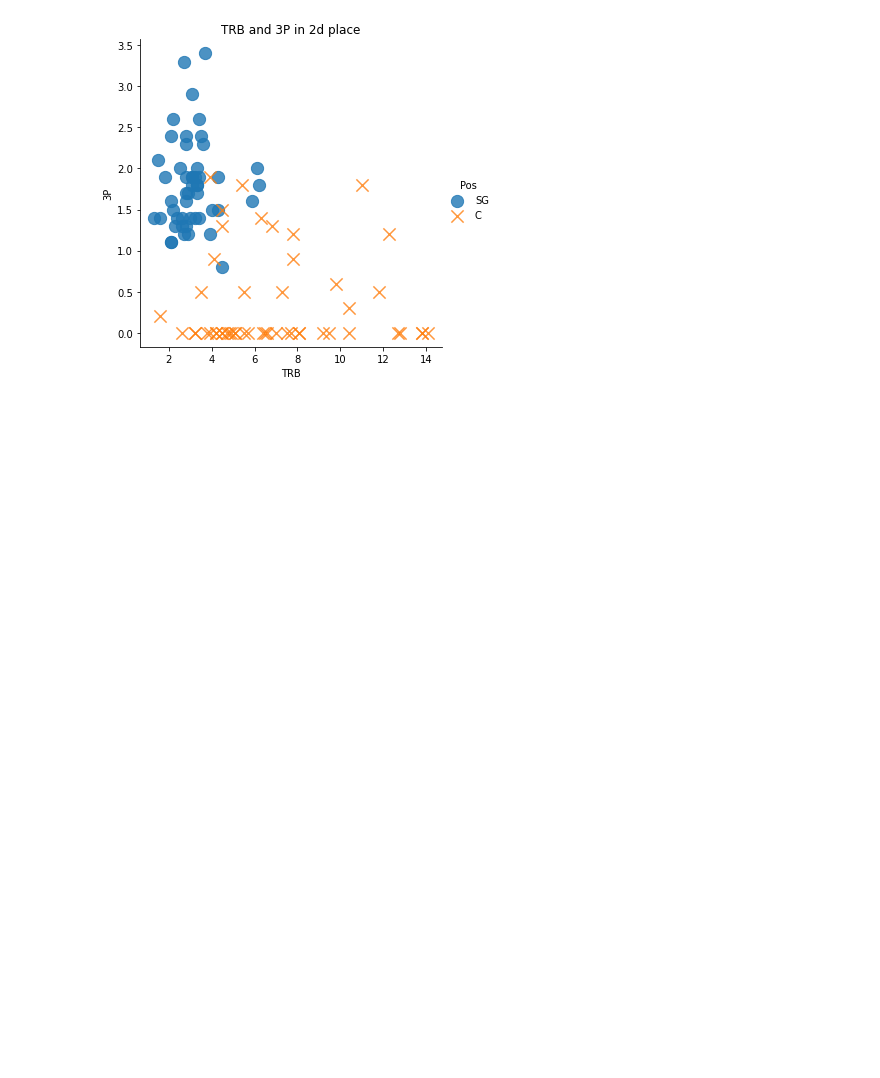
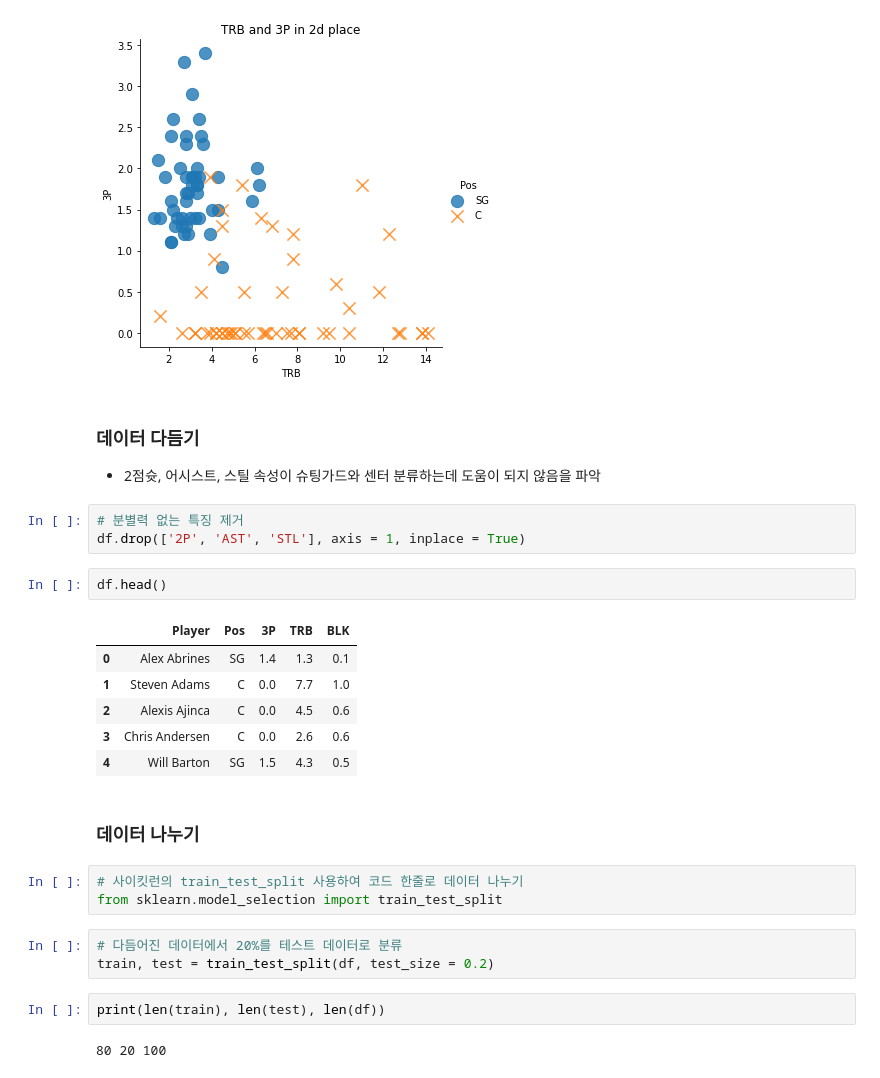
Before and after one commit to Jio-Kim/ML-DL, a Jupyter notebook: kNN_알고리즘.ipynb, the cells around one changed output. Drawn from its saved outputs; the diff is of its cells as text; blank space fills up the shorter version.

```diff
--- a/kNN_알고리즘.ipynb
+++ b/kNN_알고리즘.ipynb
@@ -101,3 +101,30 @@ plt.title("TRB and 3P in 2d place")
 # %% [output]
 Text(0.5, 1.0, 'TRB and 3P in 2d place')
 [figure]
+# %% [markdown]
+### 데이터 다듬기
+- 2점슛, 어시스트, 스틸 속성이 슈팅가드와 센터 분류하는데 도움이 되지 않음을 파악
+# %%
+# 분별력 없는 특징 제거
+df.drop(['2P', 'AST', 'STL'], axis = 1, inplace = True)
+# %%
+df.head()
+# %% [output]
+|  | Player | Pos | 3P | TRB | BLK |
+| 0 | Alex Abrines | SG | 1.4 | 1.3 | 0.1 |
+| 1 | Steven Adams | C | 0.0 | 7.7 | 1.0 |
+| 2 | Alexis Ajinca | C | 0.0 | 4.5 | 0.6 |
+| 3 | Chris Andersen | C | 0.0 | 2.6 | 0.6 |
+| 4 | Will Barton | SG | 1.5 | 4.3 | 0.5 |
+# %% [markdown]
+### 데이터 나누기
+# %%
+# 사이킷런의 train_test_split 사용하여 코드 한줄로 데이터 나누기
+from sklearn.model_selection import train_test_split
+# %%
+# 다듬어진 데이터에서 20%를 테스트 데이터로 분류
+train, test = train_test_split(df, test_size = 0.2)
+# %%
+print(len(train), len(test), len(df))
+# %% [output]
+80 20 100
```
Also changed, not shown: parts of 9 cells of this notebook.
